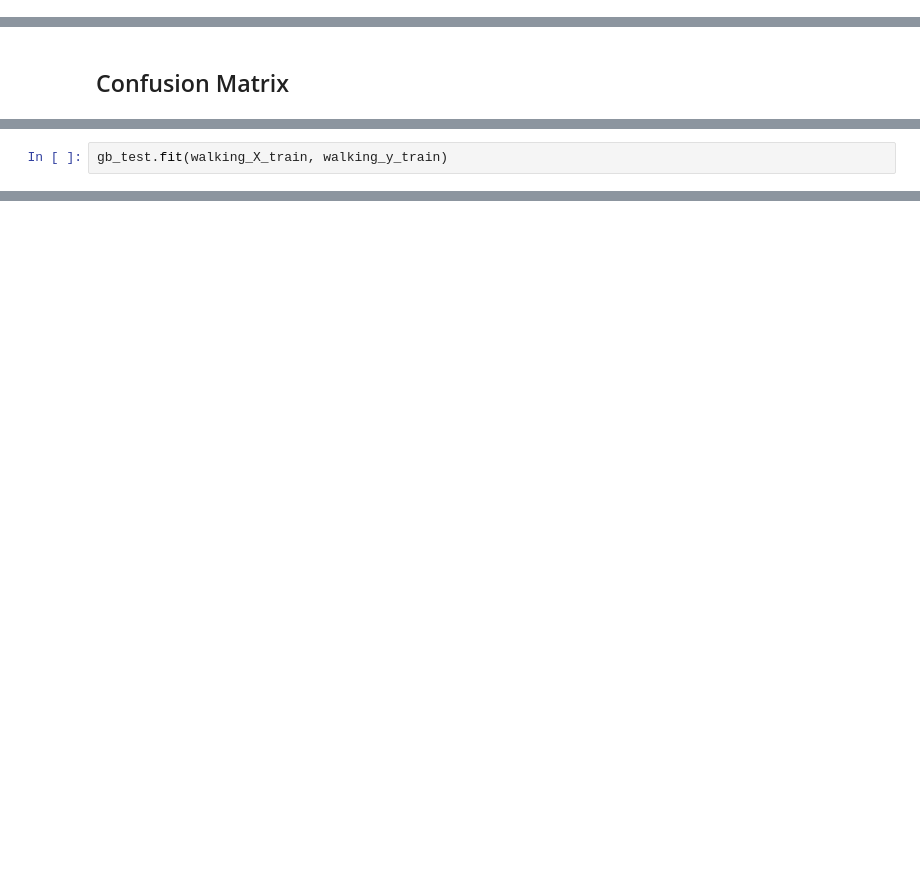
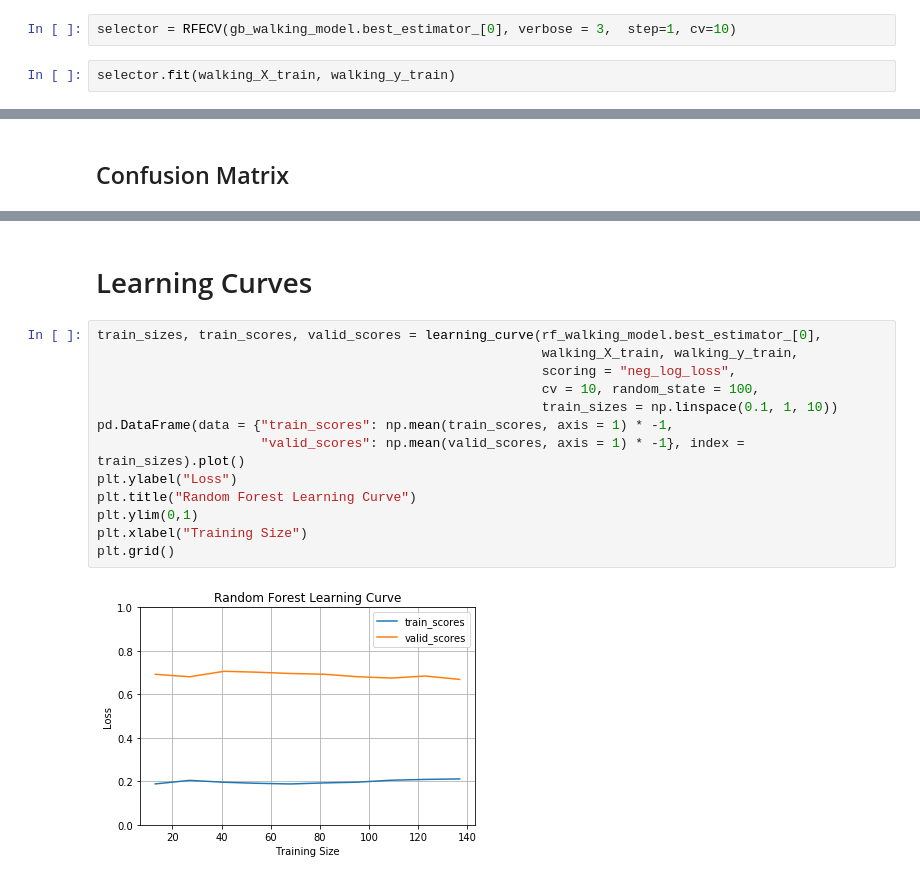
Before and after one commit to arytontediarjo/mPower-Analysis, a Jupyter notebook: Notebooks/ML_models.ipynb, the cells around one changed output, grey strips where cells are left out. Cells and saved outputs as stored; diff of their text form; blank space fills up the shorter version.

```diff
--- a/Notebooks/ML_models.ipynb
+++ b/Notebooks/ML_models.ipynb
@@ -154,0 +165,4 @@ F1-Score: 0.6206896551724137
+# %%
+selector = RFECV(gb_walking_model.best_estimator_[0], verbose = 3,  step=1, cv=10)
+# %%
+selector.fit(walking_X_train, walking_y_train)
@@ -178,2 +235,0 @@ gb_test = XGBClassifier(random_state = 100, warm_start = True,
-# %%
-gb_test.fit(walking_X_train, walking_y_train)
@@ -235 +277,18 @@ max_median_freeze_index userAccel_walking_features_z     0.077680
 dtype: float32
+# %% [markdown]
+# Learning Curves
+# %%
+train_sizes, train_scores, valid_scores = learning_curve(rf_walking_model.best_estimator_[0],
+                                                         walking_X_train, walking_y_train,
+                                                         scoring = "neg_log_loss",
+                                                         cv = 10, random_state = 100,
+                                                         train_sizes = np.linspace(0.1, 1, 10))
+pd.DataFrame(data = {"train_scores": np.mean(train_scores, axis = 1) * -1,
+                     "valid_scores": np.mean(valid_scores, axis = 1) * -1}, index = train_sizes).plot()
+plt.ylabel("Loss")
+plt.title("Random Forest Learning Curve")
+plt.ylim(0,1)
+plt.xlabel("Training Size")
+plt.grid()
+# %% [output]
+[figure, added]
```
Also changed, not shown: parts of 19 cells of this notebook, 3 other files.
